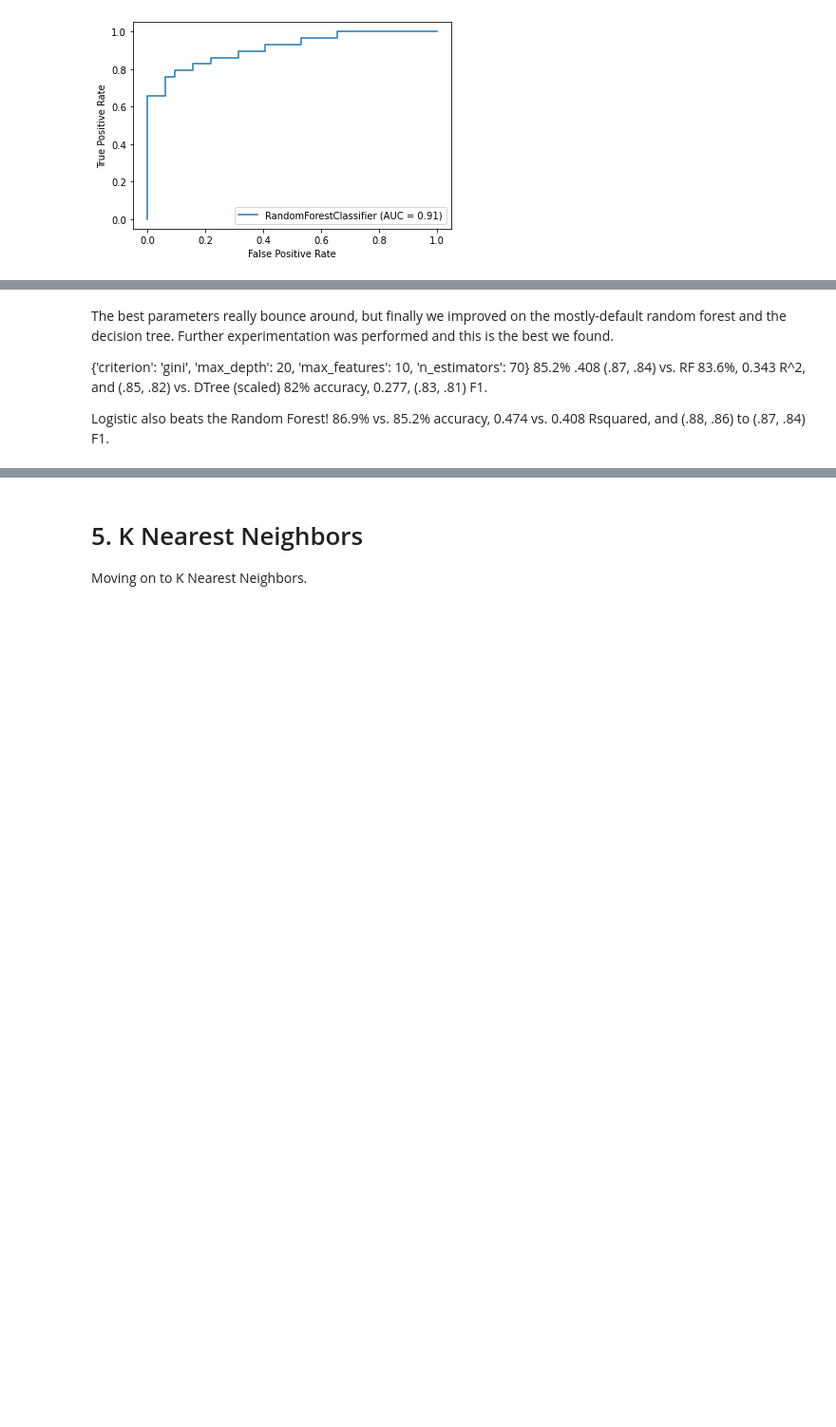
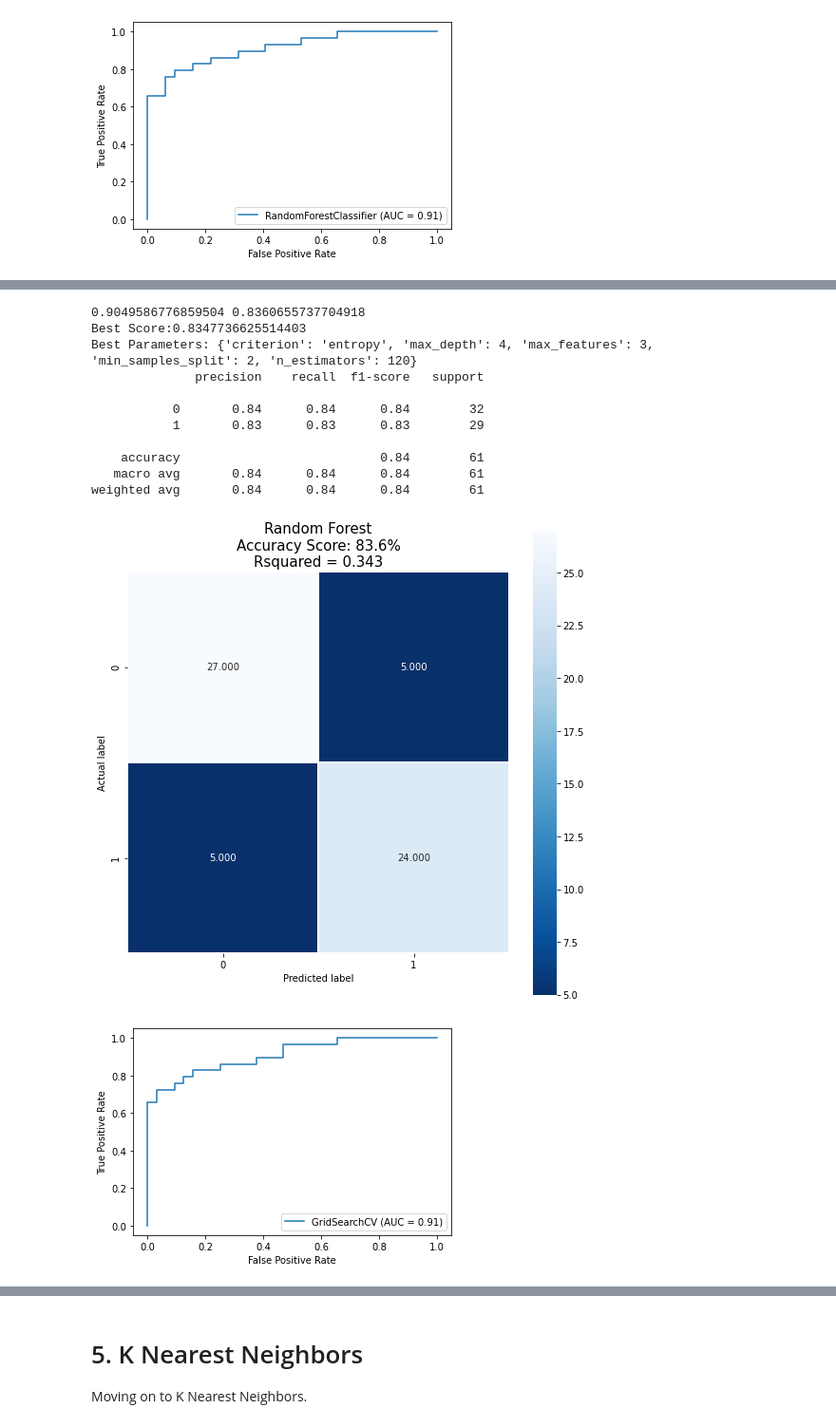
Before and after one commit to BradDoty/KaggleHeartDiseaseUCI, a Jupyter notebook: Notebooks/Capstone 2 -- Modeling.ipynb, the cells around one changed output, grey strips where cells are left out. Shown: that part at 95% size. Saved outputs shown, nothing was run; the diff lists cells and outputs as text; code cells hidden in the pictures; blank space fills up the shorter version.

Commit message:
Feature importance to Models and various edits to the text.

```diff
--- a/Notebooks/Capstone 2 -- Modeling.ipynb
+++ b/Notebooks/Capstone 2 -- Modeling.ipynb
@@ -284,8 +322,8 @@ Random Forest with max_depth of 9 fared somewhat better than DecisionTree.
 
 Let's try it with cross-validation.
 # %%
-param_grid = {'n_estimators':np.arange(25,176,25), 'criterion':['gini', 'entropy'], 'max_depth':[5,10,15],
-              'min_samples_split':[2,3,5], 'max_features':[5,10,15]}
+param_grid = {'n_estimators':np.arange(25,176,25), 'criterion':['gini', 'entropy'], 'max_depth':[5,9,10,15],
+              'min_samples_split':[2,3,5], 'max_features':[5,10,13]}
 
 rfc = RandomForestClassifier(random_state=21)
 rfc_cv= GridSearchCV(rfc, param_grid, cv=3, n_jobs=-1, verbose=3, return_train_score=True)
@@ -299,4 +337,5 @@ print("Best Parameters: " + str(rfc_cv.best_params_))
 
 
 plot_confusion("Random Forest", rfc_cv, X_test, y_test, score)
+att = Attribution('RFcv1', X_test.columns, rfc_cv.best_estimator_.feature_importances_)
 # %% [output]
@@ -326,27 +366,10 @@ This grid search produced a Random Forest that improved by some measures and dec
 # %%
-param_grid2 = {'n_estimators':np.arange(40,101,10), 'criterion':['gini', 'entropy'], 'max_depth':[5,10,20,25],
-               'min_samples_split':[2,5,6,7],'max_features':[5,10,15]}
+param_grid2 = {'n_estimators':[75,80,100,120,130,140,150], 'criterion':['entropy'], 'max_depth':[3,4,5,9],
+               'min_samples_split':[2,3,5],'max_features':[2,3,4,5,13]}
 
 rf2 = RandomForestClassifier(random_state=21)
 rf2_cv= GridSearchCV(rf2, param_grid2, cv=3, n_jobs=-1, verbose=3, return_train_score=True)
 rf2_cv.fit(X_train, y_train)
 train_score = rf2_cv.score(X_train, y_train)
 score = rf2_cv.score(X_test, y_test)
-
-print (train_score, score)
-print("Best Score:" + str(rf2_cv.best_score_))
-print("Best Parameters: " + str(rf2_cv.best_params_))
-
-
-
-'''1.0 0.8032786885245902
-Best Score:0.8099279835390947
-Best Parameters: {'criterion': 'gini', 'max_depth': 20, 'max_features': 10, 'n_estimators': 70}
-              precision    recall  f1-score   support
-
-           0       0.79      0.84      0.82        32
-           1       0.81      0.76      0.79        29
-'''
-
-plot_confusion("Random Forest", rf2_cv, X_test, y_test, score);
 # %% [output]
@@ -377,7 +385,21 @@ weighted avg       0.84      0.84      0.84        61
-# %% [markdown]
-The best parameters really bounce around, but finally we improved on the mostly-default random forest and the decision tree.  Further experimentation was performed and this is the best we found.
-
-{'criterion': 'gini', 'max_depth': 20, 'max_features': 10, 'n_estimators': 70}
-85.2%  .408   (.87, .84)    vs.  RF  83.6%, 0.343 R^2, and (.85, .82)  vs. DTree (scaled) 82% accuracy,  0.277, (.83, .81) F1.
-
-Logistic also beats the Random Forest! 86.9% vs. 85.2% accuracy, 0.474 vs. 0.408 Rsquared, and (.88, .86) to (.87, .84) F1.
+# %%
+print (train_score, score)
+print("Best Score:" + str(rf2_cv.best_score_))
+print("Best Parameters: " + str(rf2_cv.best_params_))
+att = Attribution('RFcv2', X_test.columns, rf2_cv.best_estimator_.feature_importances_)
+
+plot_confusion("Random Forest", rf2_cv, X_test, y_test, score);
+# %% [output]
+0.9049586776859504 0.8360655737704918
+Best Score:0.8347736625514403
+Best Parameters: {'criterion': 'entropy', 'max_depth': 4, 'max_features': 3, 'min_samples_split': 2, 'n_estimators': 120}
+              precision    recall  f1-score   support
+
+           0       0.84      0.84      0.84        32
+           1       0.83      0.83      0.83        29
+
+    accuracy                           0.84        61
+   macro avg       0.84      0.84      0.84        61
+weighted avg       0.84      0.84      0.84        61
+[figure, added]
+[figure, added]
```
Also changed, not shown: parts of 23 cells of this notebook, 2 other files.
